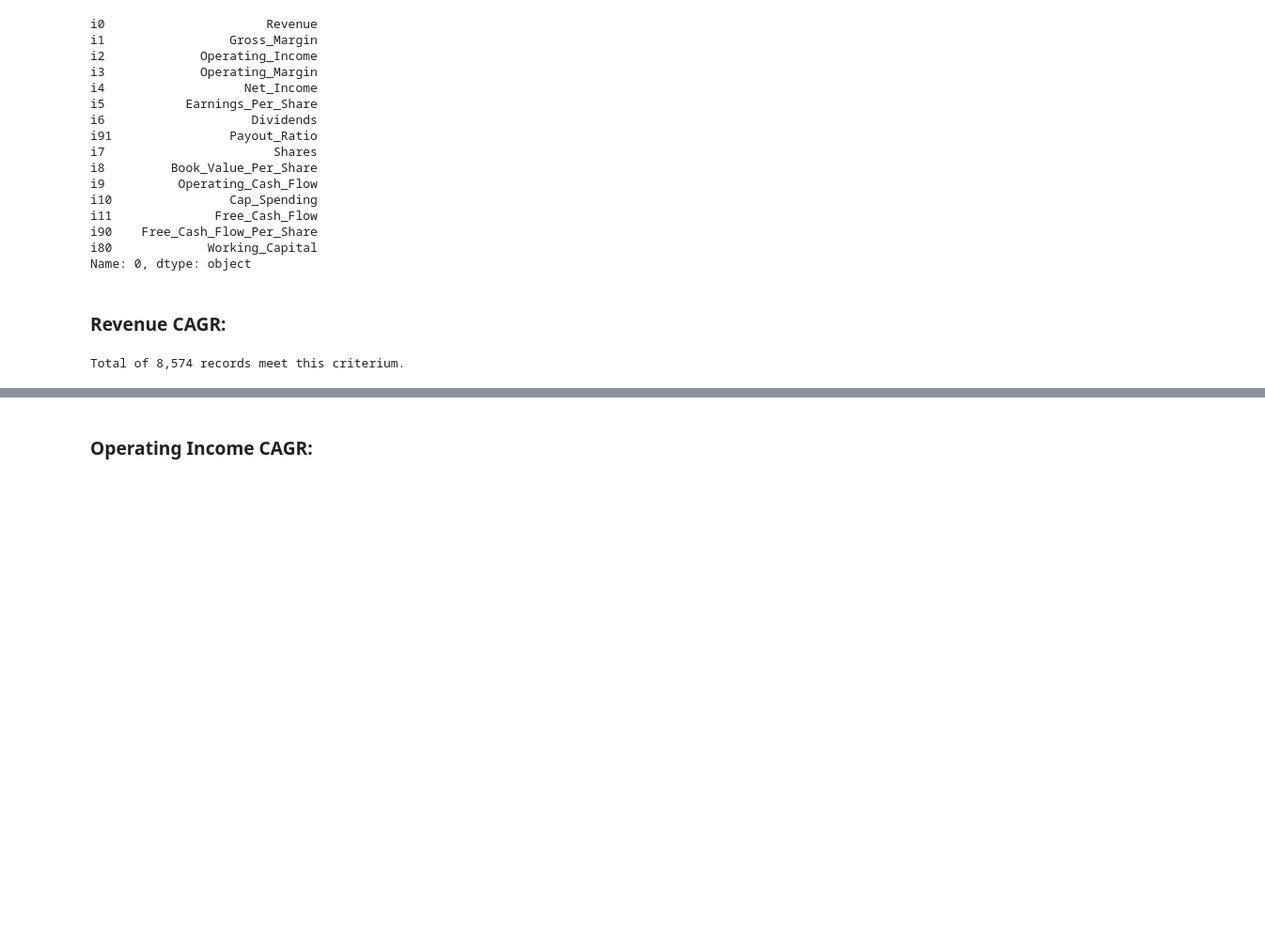
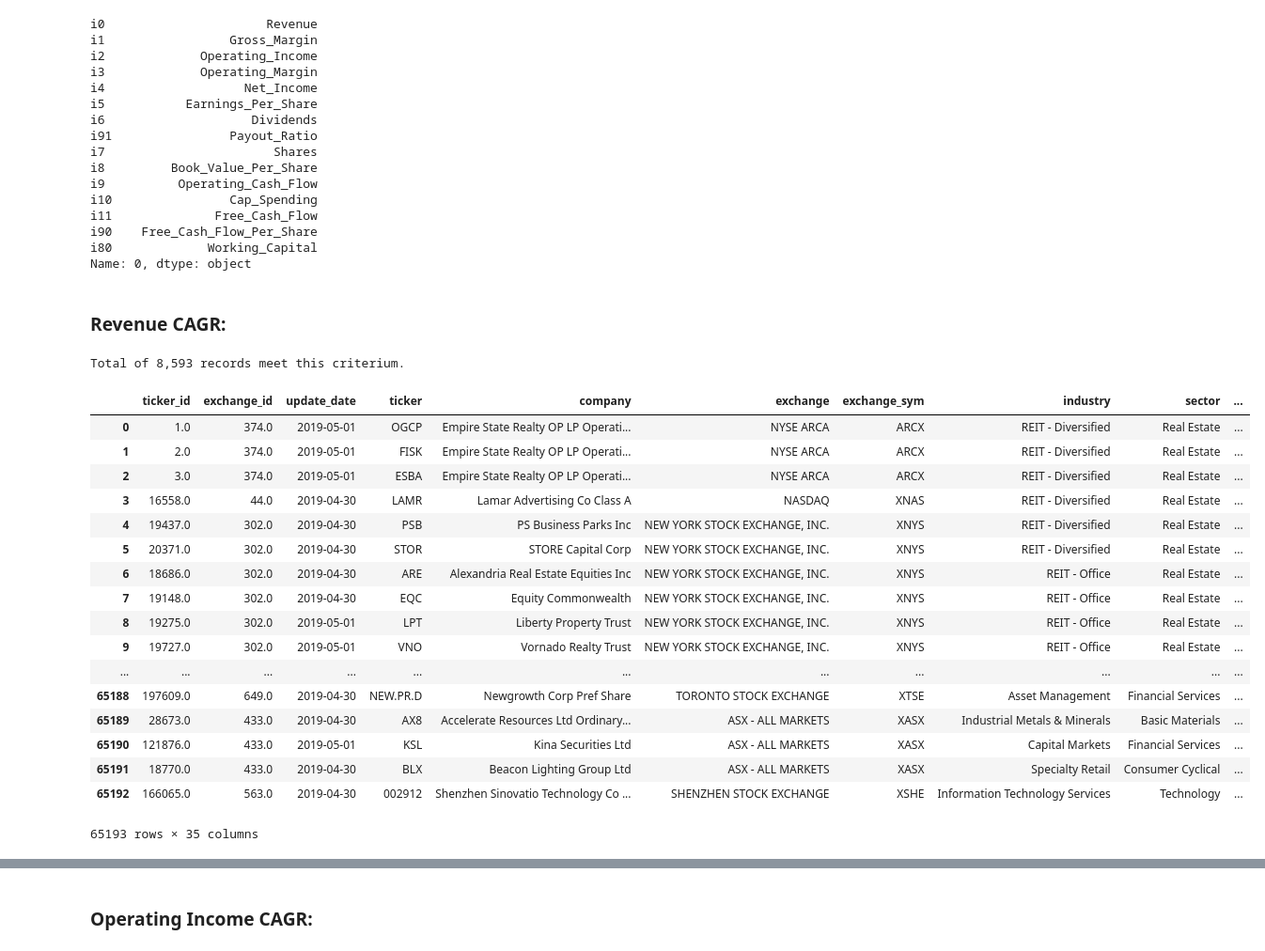
Before and after one commit to caiobran/mstables, a Jupyter notebook: data_overview.ipynb, the cells around one changed output, grey strips where cells are left out. Shown at 94% size. Saved outputs shown, nothing was run; the diff lists cells and outputs as text; code cells hidden in the pictures; blank space fills up the shorter version.

```diff
--- a/data_overview.ipynb
+++ b/data_overview.ipynb
@@ -61,6 +62,6 @@ reload(dataframes);
 # Creating the master DataFrame instance
 The DataFrames class is part of the [dataframes module](dataframes.py)
 # %%
-db_file_name = 'mstables2' # SQLite database file that contains the data to be analyzed
+db_file_name = 'mstables' # SQLite database file that contains the data to be analyzed
 df = dataframes.DataFrames('db/{}.sqlite'.format(db_file_name))
 # %% [output]
@@ -1328,10 +1343,34 @@ df_rule0_Rev = (df_keyratios.where(df_keyratios['Y9'] > pd.to_datetime('2018-02-
 
 df_rule0_Rev[label] = 100 * ((df_rule0_Rev['{}_Y9'.format(iid)] / df_rule0_Rev['{}_Y4'.format(iid)]) ** (1/5) - 1)
 
-cols = ['ticker_id', 'exchange_id', label]
+cols = ['ticker_id', 'exchange_id', label, '{}_Y4'.format(iid), '{}_Y9'.format(iid)]
 df_rule0_Rev = (df_rule0_Rev.where(df_rule0_Rev[label] >= 7).dropna(axis=0, how='all')
                 .sort_values(by=label, ascending=False))[cols]
 
 print('Total of {:,.0f} records meet this criterium.'.format(len(df_rule0_Rev)))
 # %% [output]
-Total of 8,574 records meet this criterium.
+Total of 8,593 records meet this criterium.
+# %%
+cols = ['ticker_id', 'exchange_id', '{}_Y4'.format(iid), '{}_Y9'.format(iid)]
+df0 = df_master.merge(df_keyratios[cols], on=['ticker_id', 'exchange_id'])
+# %%
+df0
+# %% [output]
+|  | ticker_id | exchange_id | update_date | ticker | company | exchange | exchange_sym | industry | sector | ... |
+| 0 | 1.0 | 374.0 | 2019-05-01 | OGCP | Empire State Realty OP LP Operati... | NYSE ARCA | ARCX | REIT - Diversified | Real Estate | ... |
+| 1 | 2.0 | 374.0 | 2019-05-01 | FISK | Empire State Realty OP LP Operati... | NYSE ARCA | ARCX | REIT - Diversified | Real Estate | ... |
+| 2 | 3.0 | 374.0 | 2019-05-01 | ESBA | Empire State Realty OP LP Operati... | NYSE ARCA | ARCX | REIT - Diversified | Real Estate | ... |
+| 3 | 16558.0 | 44.0 | 2019-04-30 | LAMR | Lamar Advertising Co Class A | NASDAQ | XNAS | REIT - Diversified | Real Estate | ... |
+| 4 | 19437.0 | 302.0 | 2019-04-30 | PSB | PS Business Parks Inc | NEW YORK STOCK EXCHANGE, INC. | XNYS | REIT - Diversified | Real Estate | ... |
+| 5 | 20371.0 | 302.0 | 2019-04-30 | STOR | STORE Capital Corp | NEW YORK STOCK EXCHANGE, INC. | XNYS | REIT - Diversified | Real Estate | ... |
+| 6 | 18686.0 | 302.0 | 2019-04-30 | ARE | Alexandria Real Estate Equities Inc | NEW YORK STOCK EXCHANGE, INC. | XNYS | REIT - Office | Real Estate | ... |
+| 7 | 19148.0 | 302.0 | 2019-04-30 | EQC | Equity Commonwealth | NEW YORK STOCK EXCHANGE, INC. | XNYS | REIT - Office | Real Estate | ... |
+| 8 | 19275.0 | 302.0 | 2019-05-01 | LPT | Liberty Property Trust | NEW YORK STOCK EXCHANGE, INC. | XNYS | REIT - Office | Real Estate | ... |
+| 9 | 19727.0 | 302.0 | 2019-05-01 | VNO | Vornado Realty Trust | NEW YORK STOCK EXCHANGE, INC. | XNYS | REIT - Office | Real Estate | ... |
+| ... | ... | ... | ... | ... | ... | ... | ... | ... | ... | ... |
+| 65188 | 197609.0 | 649.0 | 2019-04-30 | NEW.PR.D | Newgrowth Corp Pref Share | TORONTO STOCK EXCHANGE | XTSE | Asset Management | Financial Services | ... |
+| 65189 | 28673.0 | 433.0 | 2019-04-30 | AX8 | Accelerate Resources Ltd Ordinary... | ASX - ALL MARKETS | XASX | Industrial Metals & Minerals | Basic Materials | ... |
+| 65190 | 121876.0 | 433.0 | 2019-05-01 | KSL | Kina Securities Ltd | ASX - ALL MARKETS | XASX | Capital Markets | Financial Services | ... |
+| 65191 | 18770.0 | 433.0 | 2019-04-30 | BLX | Beacon Lighting Group Ltd | ASX - ALL MARKETS | XASX | Specialty Retail | Consumer Cyclical | ... |
+| 65192 | 166065.0 | 563.0 | 2019-04-30 | 002912 | Shenzhen Sinovatio Technology Co ... | SHENZHEN STOCK EXCHANGE | XSHE | Information Technology Services | Technology | ... |
+65193 rows × 35 columns
```
Also changed, not shown: parts of 36 cells of this notebook, 8 other files.
